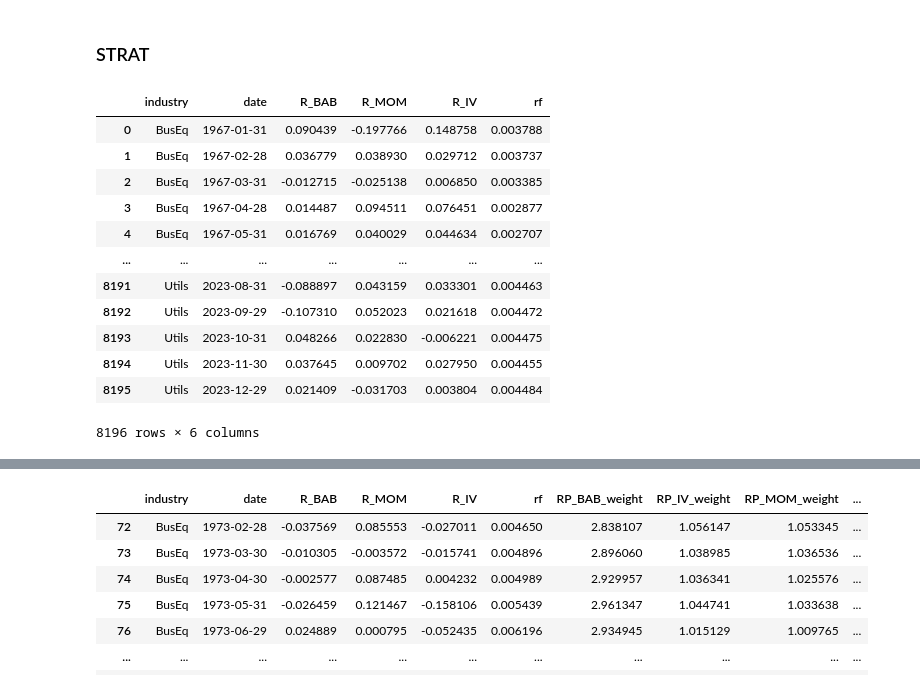
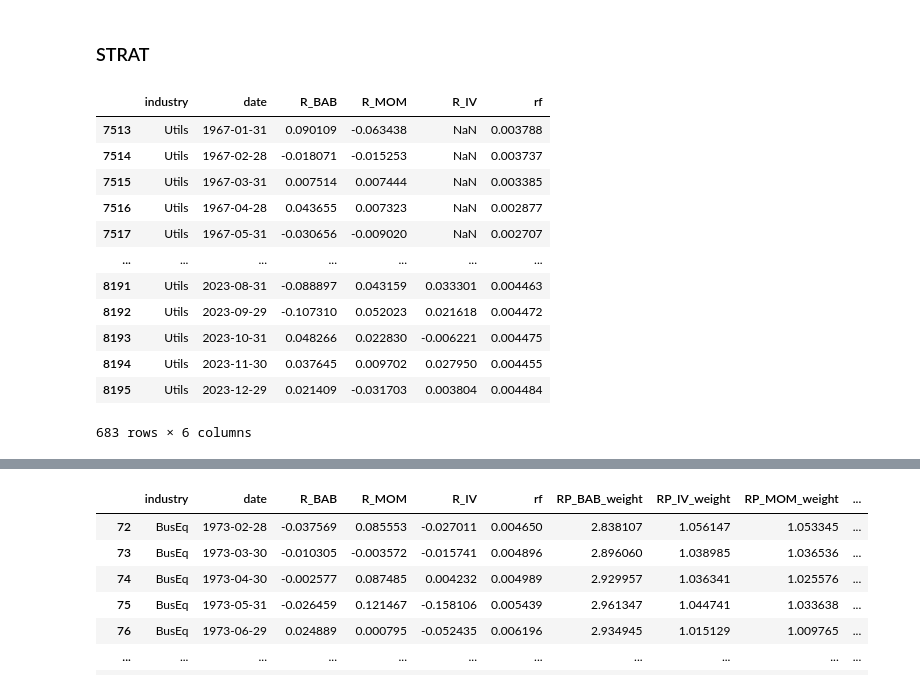
Before and after one commit to ekaterina-borisova/Investments_Project, a Jupyter notebook: project.ipynb, the cells around one changed output, grey strips where cells are left out. Drawn from its saved outputs; the diff is of its cells as text; code cells hidden in the pictures.

```diff
--- a/project.ipynb
+++ b/project.ipynb
@@ -1659,15 +1732,18 @@ short_iv = iv_industry[iv_industry['idio_risk_decile'].isin([0,1,2])].copy()
 # %%
-# long_iv portfolio: Value-weighted average of the top three deciles (Deciles 7, 8 and 9)
-long_iv_weights = long_iv['mcap'] / long_iv.groupby(['industry','date'])['mcap'].transform('sum')
+# long_mom portfolio: Value-weighted average of the top three deciles (Deciles 7, 8 and 9)
+long_iv_weights = long_iv['mcap'] / long_iv.groupby(['industry', 'date'])['mcap'].transform('sum')
 long_iv['vw_rets'] = long_iv_weights * long_iv['Rn']
-vw_long_iv_rets = long_iv.groupby(['industry','date'])['vw_rets'].sum()
+vw_long_iv_rets = long_iv.groupby(['industry', 'date'])['vw_rets'].sum()
 long_iv['vw_excess_rets'] = long_iv_weights * long_iv['Rn_e']
-vw_long_iv_excess_rets = long_iv.groupby(['industry','date'])['vw_excess_rets'].sum()
+vw_long_iv_excess_rets = long_iv.groupby(['industry', 'date'])['vw_excess_rets'].sum()
+vw_long_iv_rets = vw_long_iv_rets.reset_index()
+vw_long_iv_rets[vw_long_iv_rets['industry'] == 'Utils']
 # short_iv portfolio: Value-weighted average of the bottom three deciles (Deciles 0, 1 and 2)
-short_iv_weights = short_iv['mcap'] / short_iv.groupby(['industry','date'])['mcap'].transform('sum')
-short_iv['vw_rets'] = short_iv_weights * short_iv['Rn']
-vw_short_iv_rets = short_iv.groupby(['industry','date'])['vw_rets'].sum()
-short_iv['vw_excess_rets'] = short_iv_weights * short_iv['Rn_e']
-vw_short_iv_excess_rets = short_iv.groupby(['industry','date'])['vw_excess_rets'].sum()
-# Compute the return of the iv strategy as the difference between the long_iv and short_iv portfolios' returns
-vw_iv_rets = vw_long_iv_rets - vw_short_iv_rets
+# short_iv_weights = short_iv['mcap'] / short_iv.groupby(['industry', 'date'])['mcap'].transform('sum')
+# short_iv['vw_rets'] = short_iv_weights * short_iv['Rn']
+# vw_short_iv_rets = short_iv.groupby(['industry', 'date'])['vw_rets'].sum()
+# short_iv['vw_excess_rets'] = short_iv_weights * short_iv['Rn_e']
+# vw_short_iv_excess_rets = short_iv.groupby(['industry', 'date'])['vw_excess_rets'].sum()
+# vw_short_iv_excess_rets = vw_short_iv_excess_rets.reset_index()
+# vw_short_iv_excess_rets[vw_short_iv_excess_rets['industry'] == 'Utils']
+# vw_iv_rets = vw_long_iv_rets - vw_short_iv_rets
@@ -1691,0 +1764,3 @@ strat_industry
+# %%
+vw_iv_rets = vw_iv_rets.reset_index()
+vw_iv_rets[vw_iv_rets['industry'] == 'Utils']
@@ -1694,25 +1783,25 @@ strat_industry
 # %%
 strat_industry = BAB[['industry', 'date', 'R_BAB']].copy()
 strat_industry = pd.merge(strat_industry, vw_momentum_rets, on=['industry','date'], how='left')
 strat_industry = strat_industry.rename(columns={'vw_rets': 'R_MOM'})
 strat_industry = pd.merge(strat_industry, vw_iv_rets, on=['industry','date'], how='left')
 strat_industry = strat_industry.rename(columns={'vw_rets': 'R_IV'})
 strat_industry = pd.merge(strat_industry, data[['industry', 'date', 'rf']].drop_duplicates(), on=['industry', 'date'], how='left')
-strat_industry
+strat_industry[strat_industry['industry']=='Utils']
 # %% [output]
 |  | industry | date | R_BAB | R_MOM | R_IV | rf |
-| 0 | BusEq | 1967-01-31 | 0.090439 | -0.197766 | 0.148758 | 0.003788 |
-| 1 | BusEq | 1967-02-28 | 0.036779 | 0.038930 | 0.029712 | 0.003737 |
-| 2 | BusEq | 1967-03-31 | -0.012715 | -0.025138 | 0.006850 | 0.003385 |
-| 3 | BusEq | 1967-04-28 | 0.014487 | 0.094511 | 0.076451 | 0.002877 |
-| 4 | BusEq | 1967-05-31 | 0.016769 | 0.040029 | 0.044634 | 0.002707 |
+| 7513 | Utils | 1967-01-31 | 0.090109 | -0.063438 | NaN | 0.003788 |
+| 7514 | Utils | 1967-02-28 | -0.018071 | -0.015253 | NaN | 0.003737 |
+| 7515 | Utils | 1967-03-31 | 0.007514 | 0.007444 | NaN | 0.003385 |
+| 7516 | Utils | 1967-04-28 | 0.043655 | 0.007323 | NaN | 0.002877 |
+| 7517 | Utils | 1967-05-31 | -0.030656 | -0.009020 | NaN | 0.002707 |
 | ... | ... | ... | ... | ... | ... | ... |
 | 8191 | Utils | 2023-08-31 | -0.088897 | 0.043159 | 0.033301 | 0.004463 |
 | 8192 | Utils | 2023-09-29 | -0.107310 | 0.052023 | 0.021618 | 0.004472 |
 | 8193 | Utils | 2023-10-31 | 0.048266 | 0.022830 | -0.006221 | 0.004475 |
 | 8194 | Utils | 2023-11-30 | 0.037645 | 0.009702 | 0.027950 | 0.004455 |
 | 8195 | Utils | 2023-12-29 | 0.021409 | -0.031703 | 0.003804 | 0.004484 |
-8196 rows × 6 columns
+683 rows × 6 columns
 # %%
 # Define the rolling window size
 window_size = 60
```
Also changed, not shown: parts of 44 cells of this notebook.
